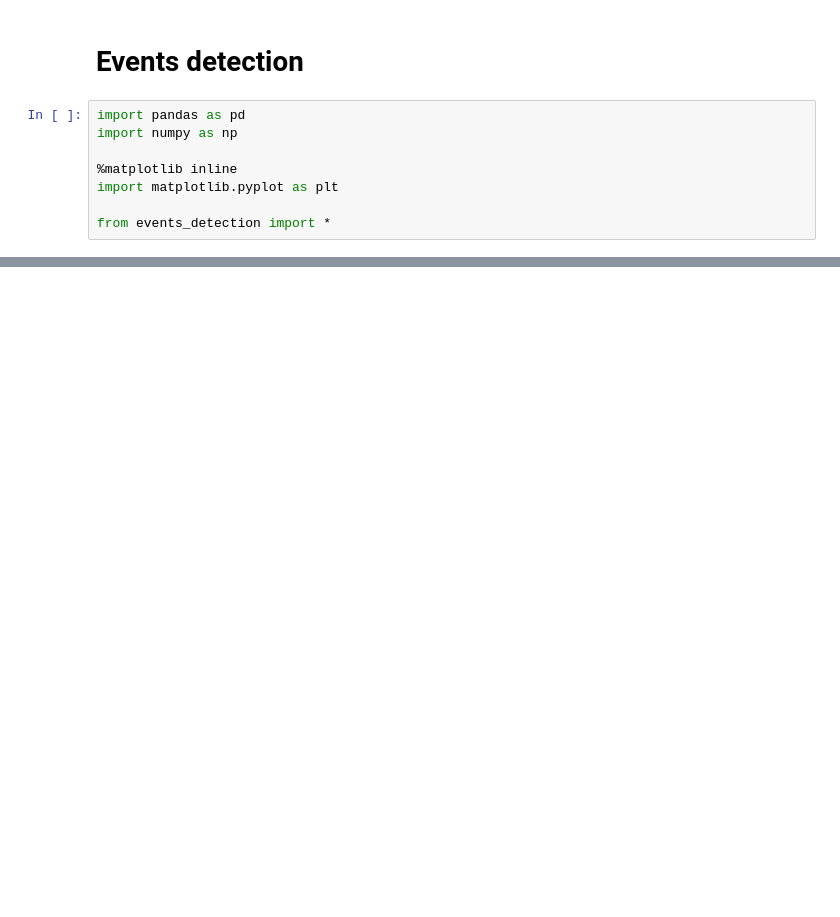
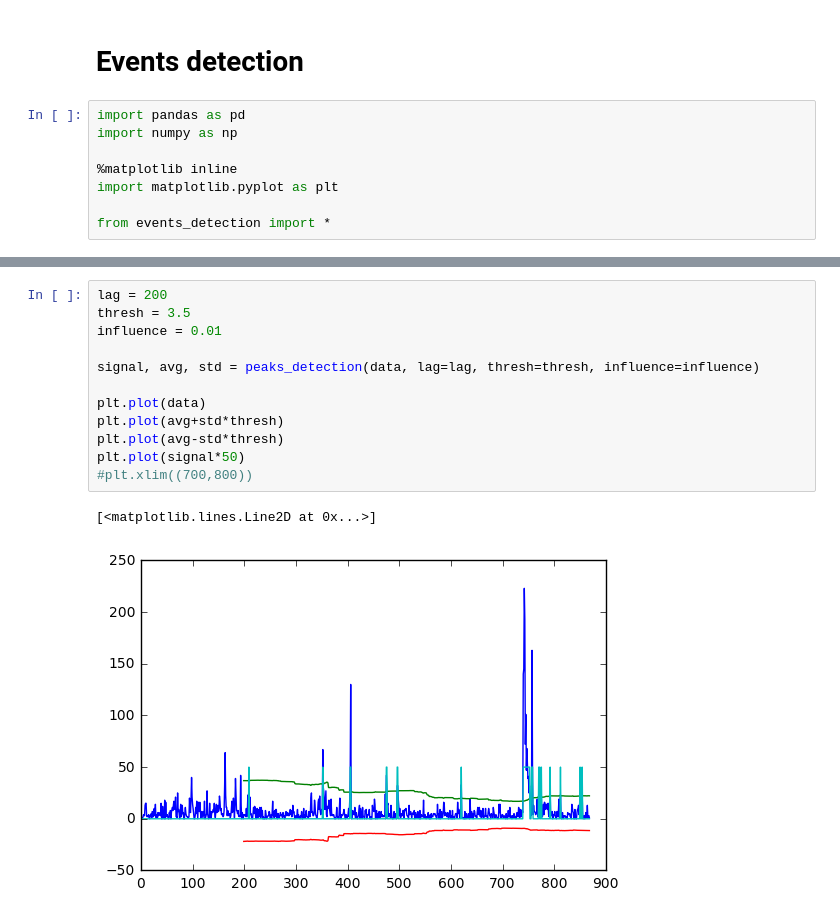
Before and after one commit to jcrouzet/temporal-search-engine, a Jupyter notebook: notebooks/Events detection.ipynb, the cells around one changed output, grey strips where cells are left out. Cells and saved outputs as stored; diff of their text form; blank space fills up the shorter version.

```diff
--- a/notebooks/Events detection.ipynb
+++ b/notebooks/Events detection.ipynb
@@ -56,0 +78,15 @@ events
+# %%
+lag = 200
+thresh = 3.5
+influence = 0.01
+
+signal, avg, std = peaks_detection(data, lag=lag, thresh=thresh, influence=influence)
+
+plt.plot(data)
+plt.plot(avg+std*thresh)
+plt.plot(avg-std*thresh)
+plt.plot(signal*50)
+#plt.xlim((700,800))
+# %% [output]
+[<matplotlib.lines.Line2D at 0x...>]
+[figure, added]
```
Also changed, not shown: parts of 7 cells of this notebook, 1 other file.
